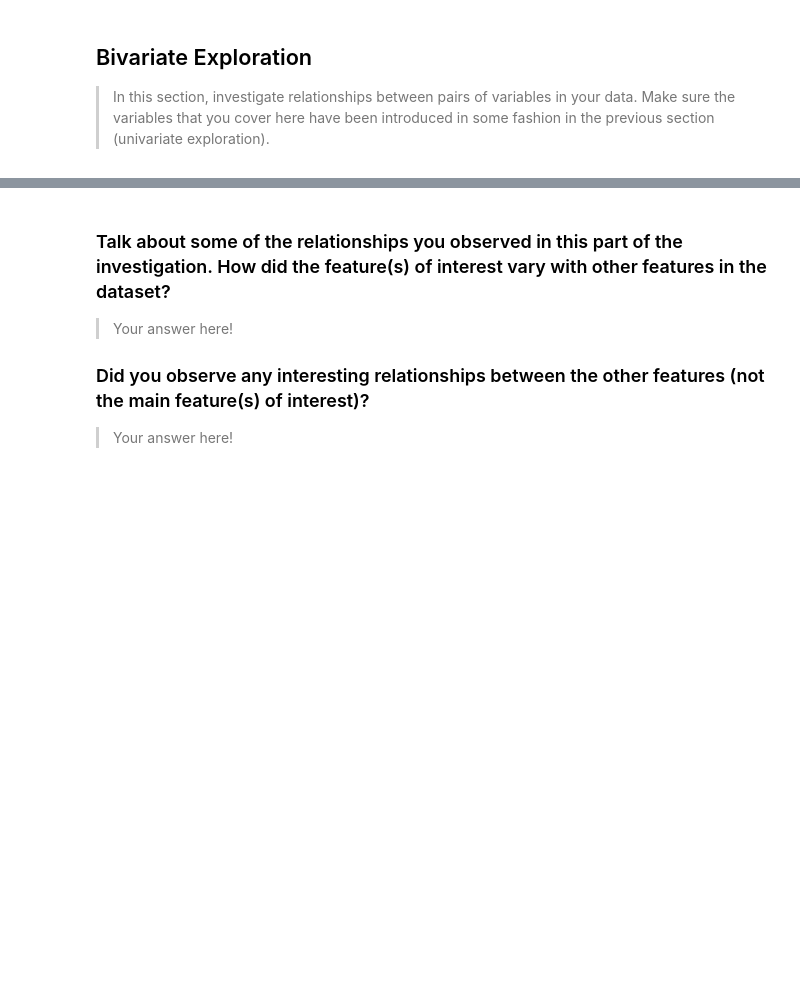
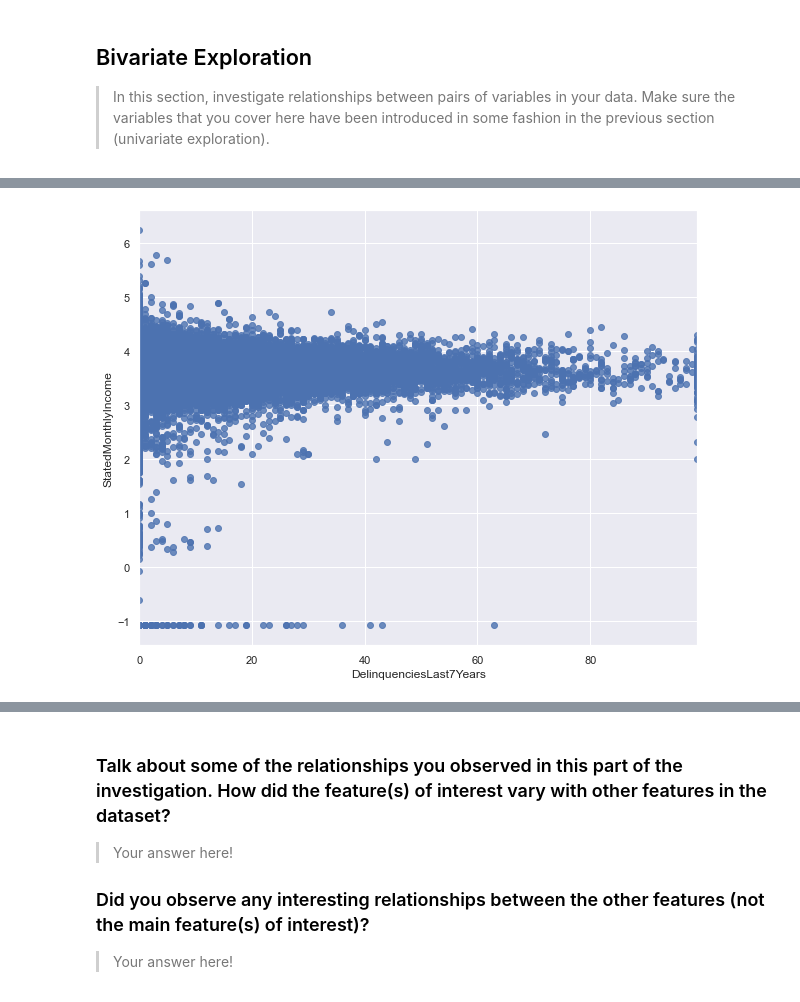
Before and after one commit to skevin-dev/communicate-data-findings, a Jupyter notebook: Notebooks/Part_I_exploration_data_analysis.ipynb, the cells around one changed output, grey strips where cells are left out. Saved outputs shown, nothing was run; the diff lists cells and outputs as text; code cells hidden in the pictures; blank space fills up the shorter version.

```diff
--- a/Notebooks/Part_I_exploration_data_analysis.ipynb
+++ b/Notebooks/Part_I_exploration_data_analysis.ipynb
@@ -265,0 +310,13 @@ fashion in the previous section (univariate exploration).
+# %%
+#log transform function
+def log_trans(x, inverse = False):
+    if not inverse:
+        return np.log10(x)
+    else:
+        return np.power(10, x)
+# %%
+#apply log transform on Deli
+plt.figure(figsize=(10,8))
+sb.regplot(df_used_cols['DelinquenciesLast7Years'],df_used_cols['StatedMonthlyIncome'].apply(log_trans));
+# %% [output]
+[figure, added]
```
Also changed, not shown: parts of 25 cells of this notebook.
